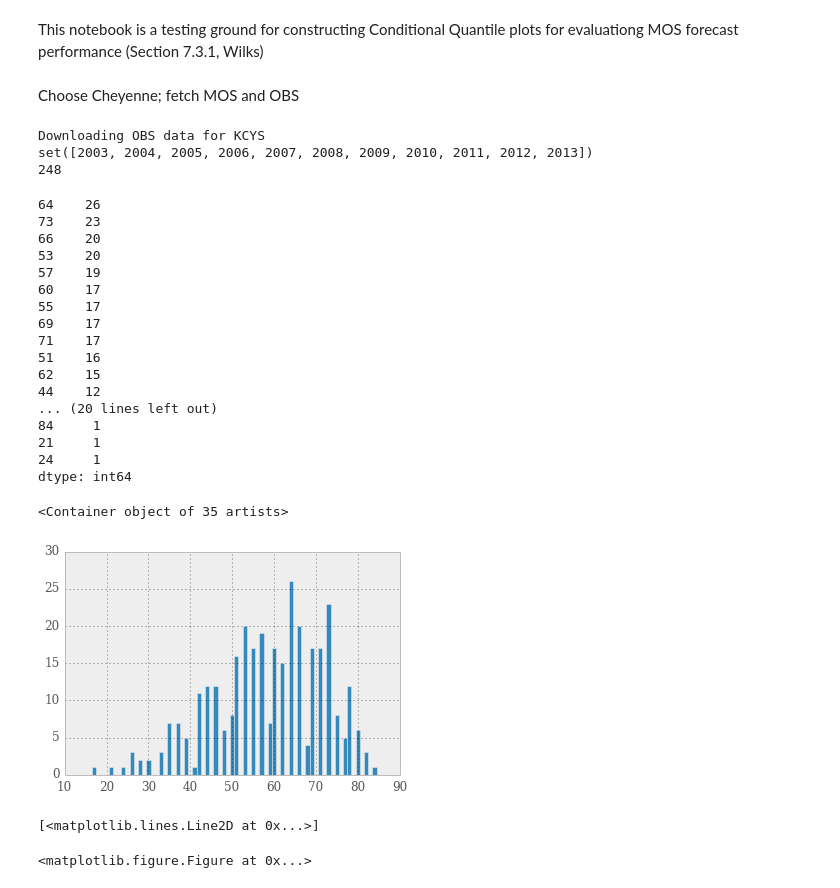
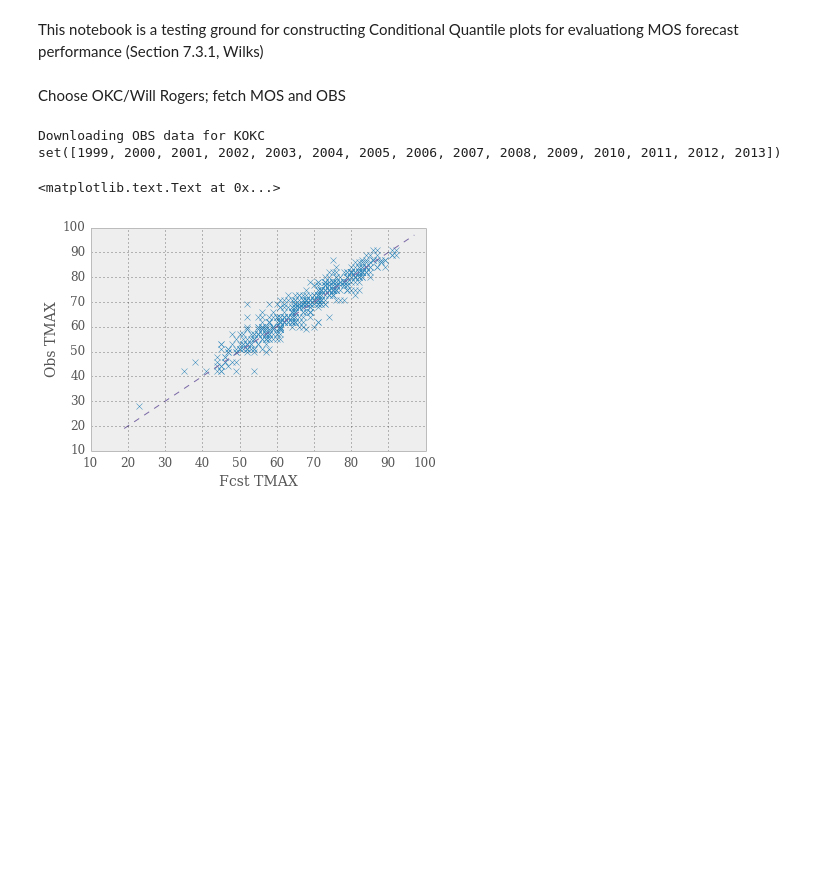
Before and after one commit to darothen/wxc, a Jupyter notebook: mosobs/calibration.ipynb, the cells around one changed output. Cells and saved outputs as stored; diff of their text form; code cells hidden in the pictures; blank space fills up the shorter version.

Commit message:
added OKC/Will Rogers observations handler Spliced out the first calibration plot (conditional quantile plots) into its own script

```diff
--- a/mosobs/calibration.ipynb
+++ b/mosobs/calibration.ipynb
@@ -5,12 +5,10 @@ import numpy as np
 import pandas as pd
 from pylab import *
 ion()
-
-mpl.rc('text', usetex=False)
 # %% [markdown]
-Choose Cheyenne; fetch MOS and OBS
+Choose OKC/Will Rogers; fetch MOS and OBS
 # %%
-station = "KCYS"
+station = "KOKC"
 
 from util.obs import parse_observations, fetch_OBS
 fetch_OBS(station, update=False)
@@ -18,11 +16,13 @@ vd, core = parse_observations(station)
 
 ## Subset the observational data. As an example, choose all
 ## October data
-core_ss = core[(core.index.month == 10)]
+core_ss = core[(core.index.month == 10) |
+#               (core.index.month == 1)  |
+               (core.index.month == 11) ]
 years = set()
 for date in core_ss.index:
     year = date.year
-    years.add(year)
+    if year > 1998: years.add(year)
 print years
 
 from util.mos import get_NAM, get_GFS
@@ -47,51 +47,23 @@ for d in dates:
     if model in mos_fcst:
         valid_dates.append(d)
         fcst_tmaxes.append(mos_fcst[model].maxmins[d]['max'])
+
+obs_tmaxes = np.floor(core_ss['TMAX'].ix[valid_dates])
+data = pd.DataFrame({'fcst': fcst_tmaxes, 'obs': obs_tmaxes})
 # %% [output]
-Downloading OBS data for KCYS
-set([2003, 2004, 2005, 2006, 2007, 2008, 2009, 2010, 2011, 2012, 2013])
-248
+Downloading OBS data for KOKC
+set([1999, 2000, 2001, 2002, 2003, 2004, 2005, 2006, 2007, 2008, 2009, 2010, 2011, 2012, 2013])
-# %%
-tmaxes = np.floor(core_ss['TMAX'])
-tmaxes_unique = tmaxes.value_counts()
-print tmaxes_unique
-
-## Choose 18Z
-## Make frequency plot
-fig = figure()
-ax = fig.add_subplot(111)
-
-lefts = np.array(tmaxes_unique.index) - 0.5
-heights = tmaxes_unique.values
-ax.bar(lefts, heights, width=1.0)
-
-## For each of the unique values,
-# %% [output]
-64    26
-73    23
-66    20
-53    20
-57    19
-60    17
-55    17
-69    17
-71    17
-51    16
-62    15
-44    12
-... (20 lines left out)
-84     1
-21     1
-24     1
-dtype: int64
-<Container object of 35 artists>
-[figure, removed]
-# %%
-fig = figure()
-ax = fig.add_subplot(111)
-x = [1,2,3]
-y = [3,1,2]
-ax.plot(x,y)
-# %% [output]
-[<matplotlib.lines.Line2D at 0x...>]
-<matplotlib.figure.Figure at 0x...>
+# %%
+fig = figure()
+ax = fig.add_subplot(111)
+ax.plot(fcst_tmaxes, obs_tmaxes, linestyle='None', marker='x')
+
+tmax_min = np.min(map(np.min, [fcst_tmaxes, obs_tmaxes]))
+tmax_max = np.max(map(np.max, [fcst_tmaxes, obs_tmaxes]))
+xs = np.linspace(tmax_min-4, tmax_max+5, 100)
+ax.plot(xs, xs, linestyle='dashed')
+ax.set_xlabel("Fcst TMAX")
+ax.set_ylabel("Obs TMAX")
+# %% [output]
+<matplotlib.text.Text at 0x...>
+[figure, added]
```
Also changed, not shown: parts of 3 cells of this notebook, 2 other files.
